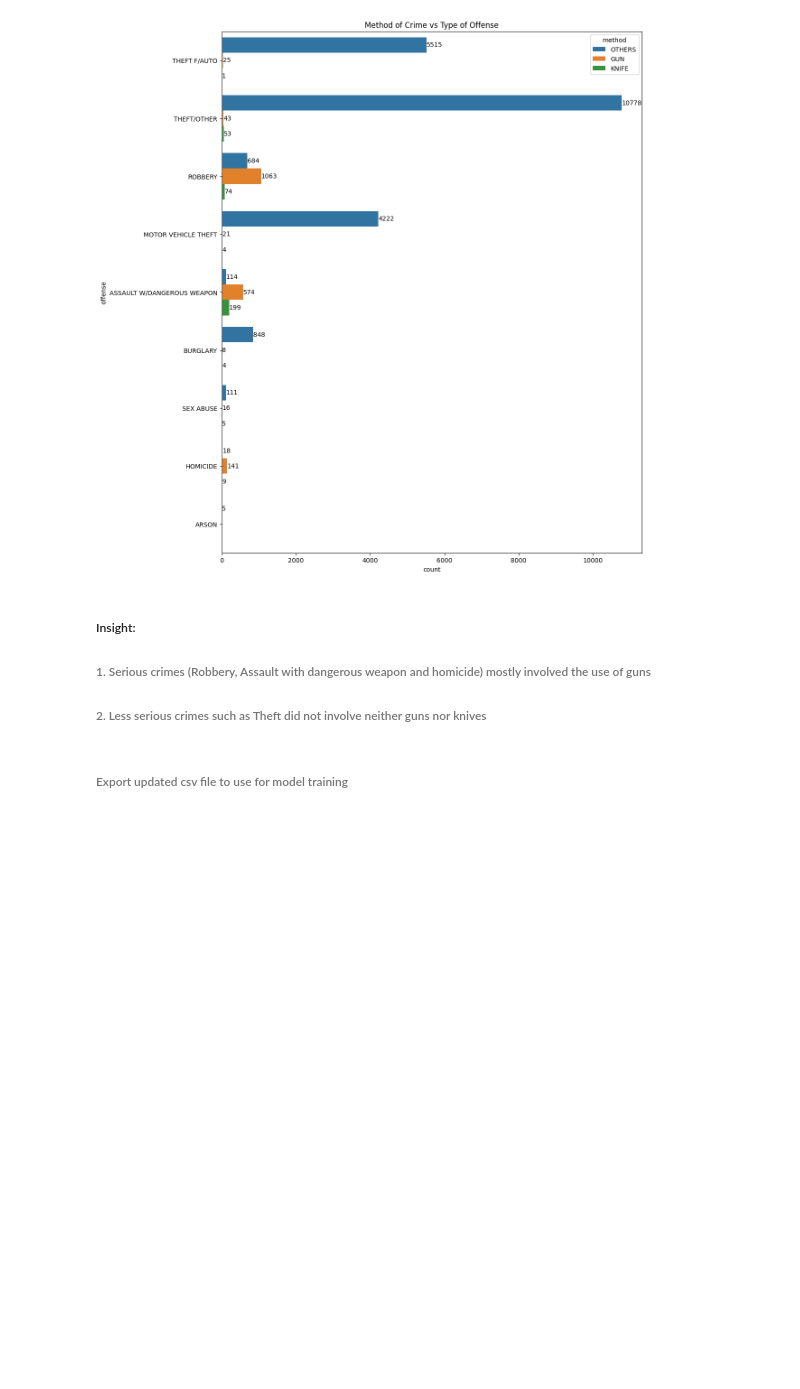
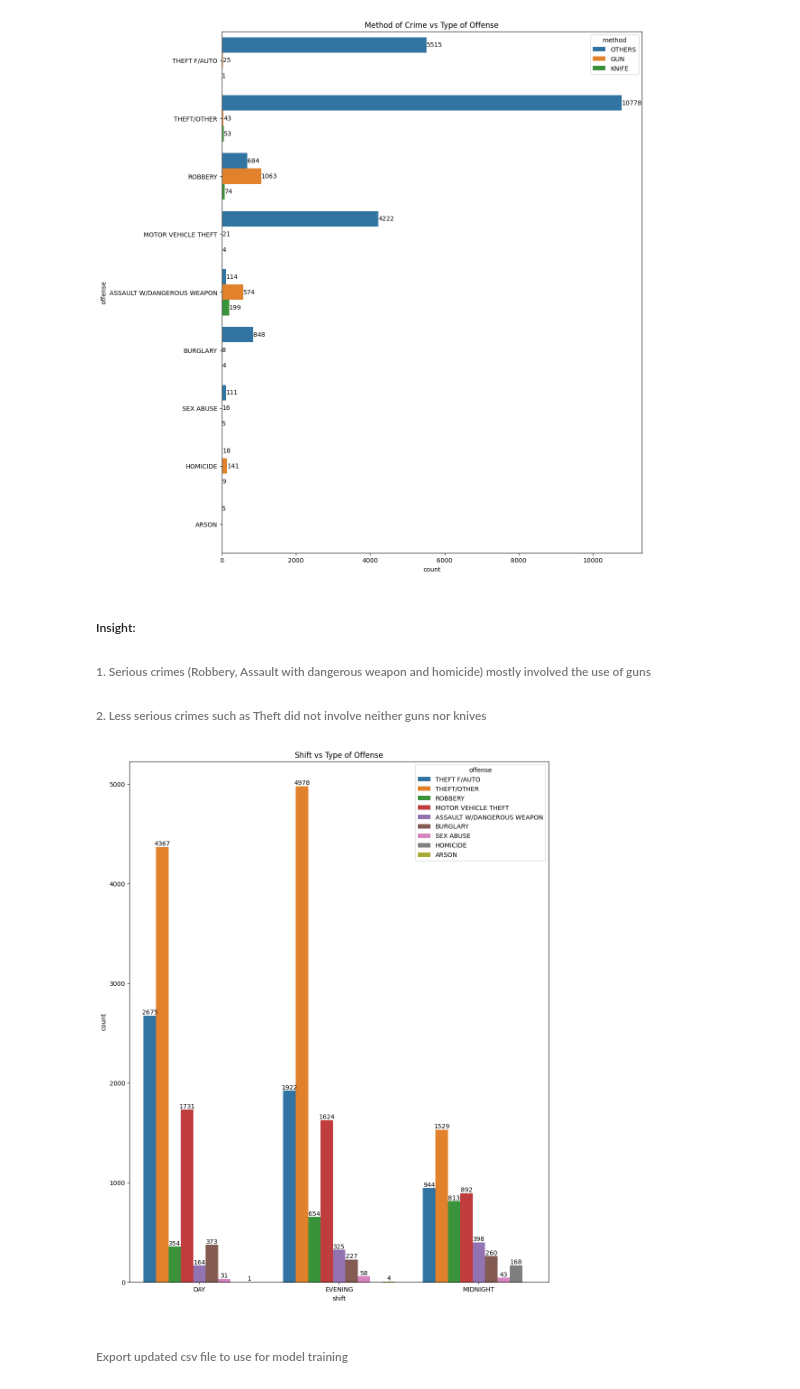
Before and after one commit to sam47-asfaw/dc-crime, a Jupyter notebook: notebook/eda.ipynb, the cells around one changed output. Drawn from its saved outputs; the diff is of its cells as text; code cells hidden in the pictures; blank space fills up the shorter version.

```diff
--- a/notebook/eda.ipynb
+++ b/notebook/eda.ipynb
@@ -321,6 +321,14 @@ for container in ax.containers:
 ##### Insight:
 ###### 1. Serious crimes (Robbery, Assault with dangerous weapon and homicide) mostly involved the use of guns
 ###### 2. Less serious crimes such as Theft did not involve neither guns nor knives
+# %%
+plt.figure(figsize=(12,15))
+plt.title("Shift vs Type of Offense")
+ax = sns.countplot(data = df, x= df['shift'], hue=df['offense'])
+for container in ax.containers:
+    ax.bar_label(container)
+# %% [output]
+[figure, added]
 # %% [markdown]
 ###### Export updated csv file to use for model training
 # %%
```
Also changed, not shown: parts of 1 cell of this notebook, 1 other file.
